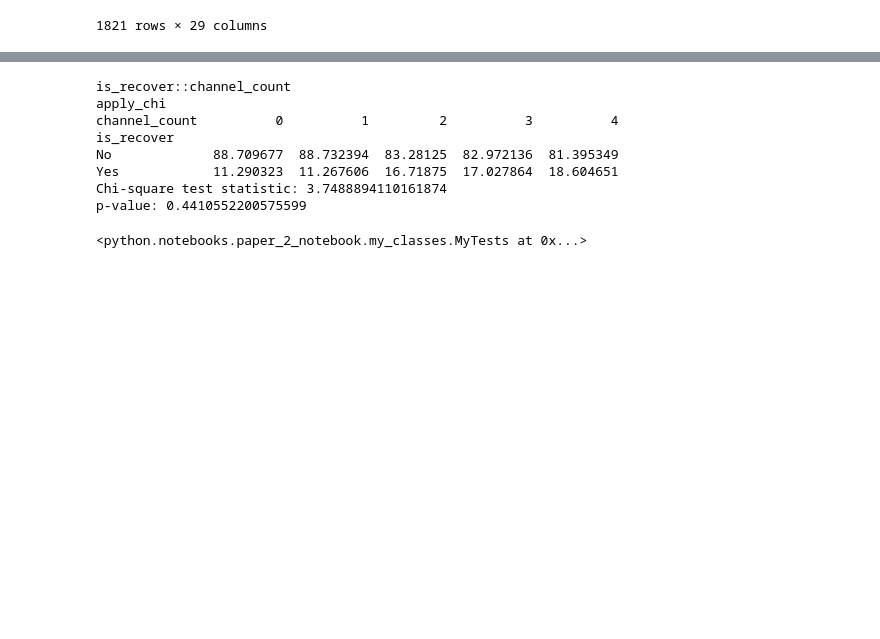
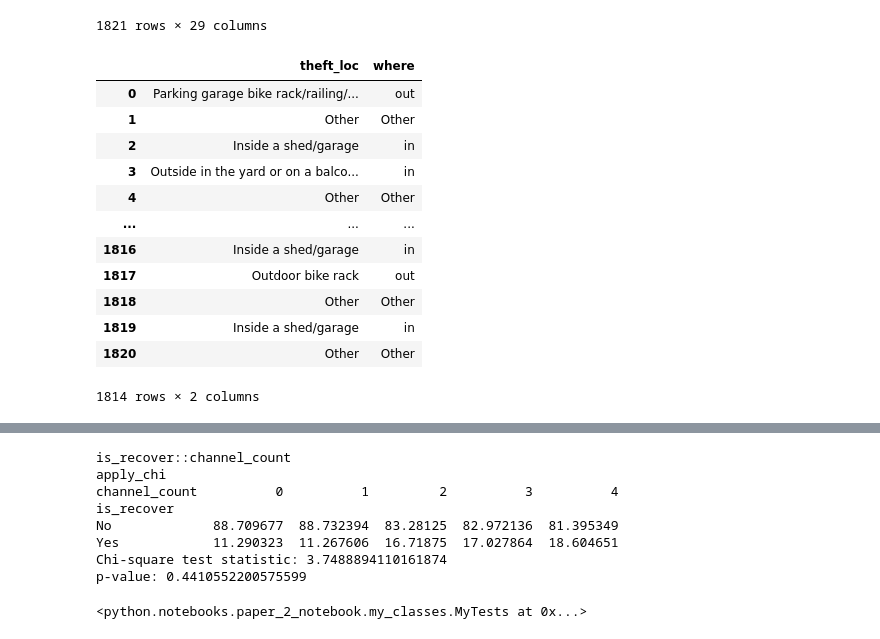
Before and after one commit to achic19/Biketheft, a Jupyter notebook: python/notebooks/clean notebooks/revision.ipynb, the cells around one changed output, grey strips where cells are left out. Saved outputs shown, nothing was run; the diff lists cells and outputs as text; code cells hidden in the pictures; blank space fills up the shorter version.

```diff
--- a/python/notebooks/clean notebooks/revision.ipynb
+++ b/python/notebooks/clean notebooks/revision.ipynb
@@ -95,0 +103,20 @@ d_analysis
+# %%
+
+out = ['Parking garage bike rack/railing/pipe/etc.','Outdoor bike rack','Against a street sign, tree, or street furniture','Building lobby']
+my_in= ['Inside a shed/garage','Outside in the yard or on a balcony, porch, or patio','Controlled-access bicycle room or enclosed bike locker','Condo storage room','Inside house/apartment','Workplace office']
+d_analysis_spearmanr['where'] =d_analysis_spearmanr['theft_loc'].apply(lambda a: 'out' if a in out else 'in' if a in my_in else a)
+d_analysis_spearmanr[['theft_loc','where']]
+# %% [output]
+|  | theft_loc | where |
+| 0 | Parking garage bike rack/railing/... | out |
+| 1 | Other | Other |
+| 2 | Inside a shed/garage | in |
+| 3 | Outside in the yard or on a balco... | in |
+| 4 | Other | Other |
+| ... | ... | ... |
+| 1816 | Inside a shed/garage | in |
+| 1817 | Outdoor bike rack | out |
+| 1818 | Other | Other |
+| 1819 | Inside a shed/garage | in |
+| 1820 | Other | Other |
+1814 rows × 2 columns
```
Also changed, not shown: parts of 7 cells of this notebook, 1 other file.
